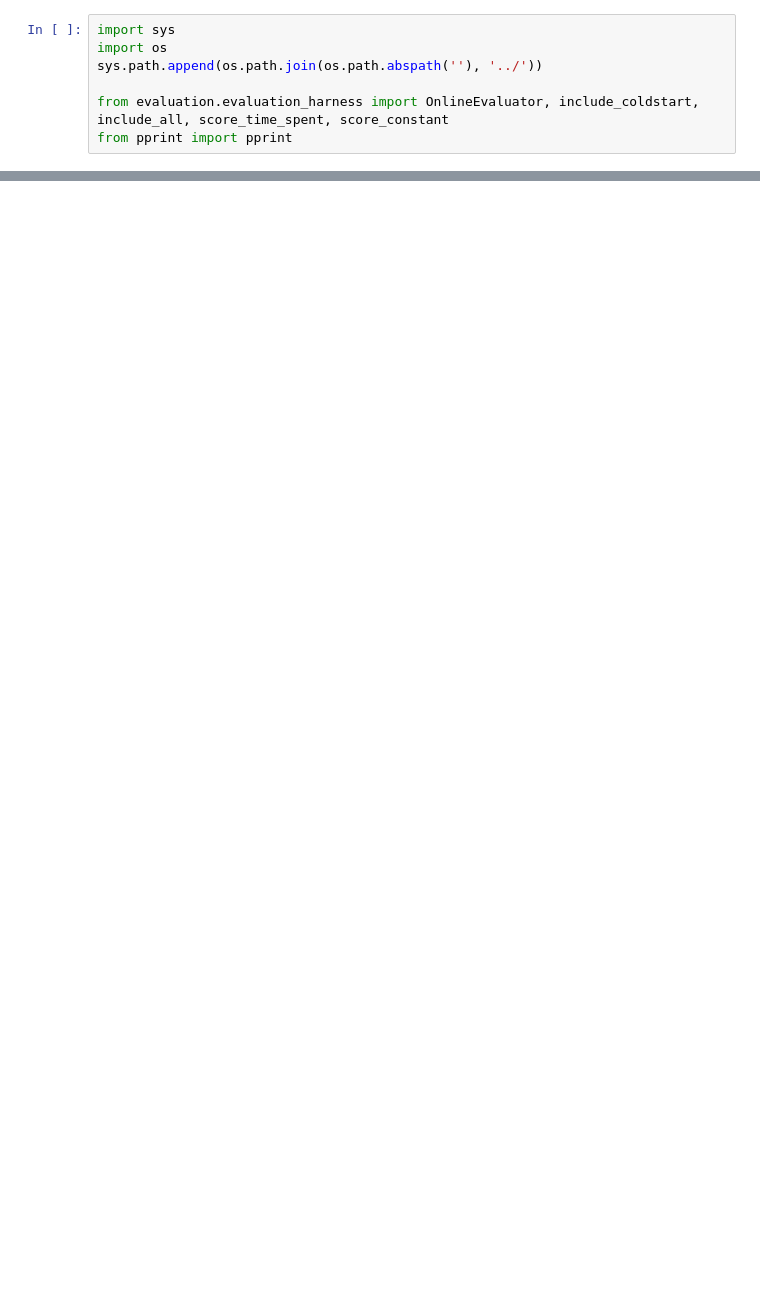
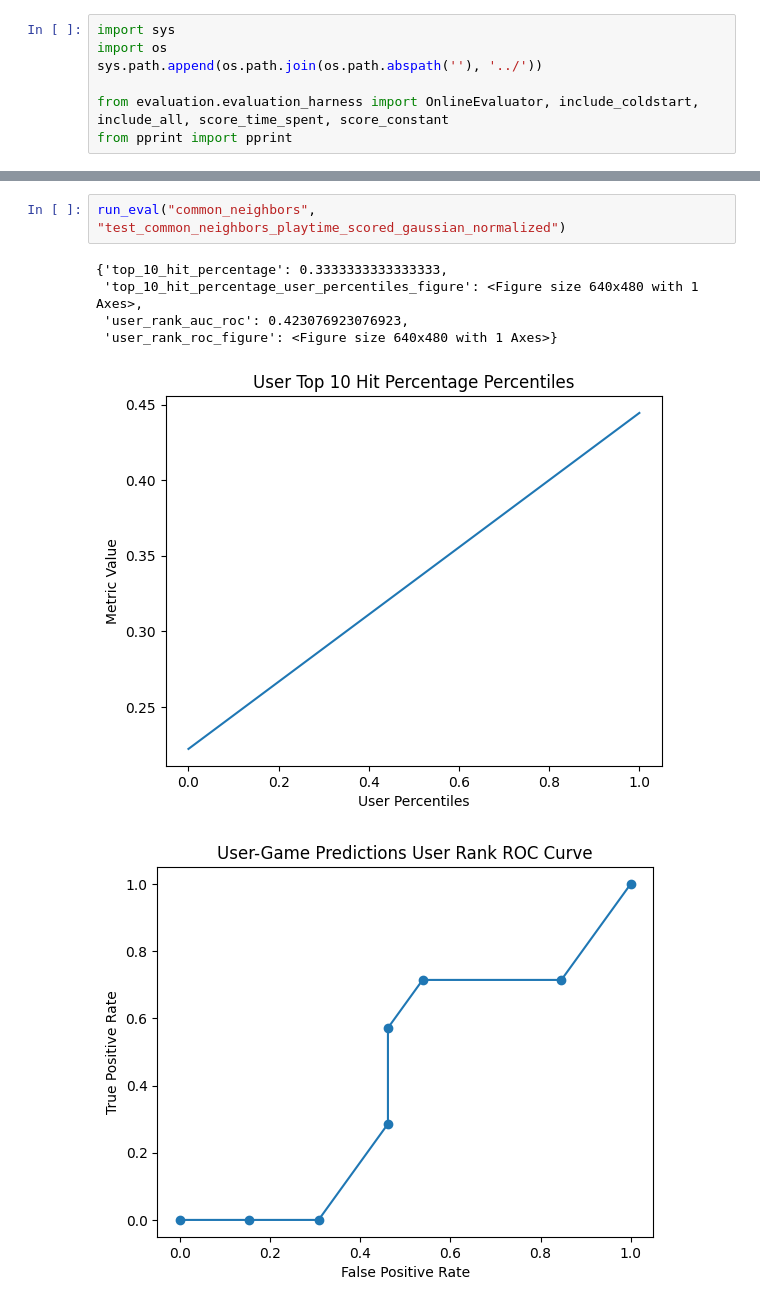
Before and after one commit to GitHubNoskcaj211/ml-projects-project, a Jupyter notebook: evaluation/test_online_evaluation.ipynb, the cells around one changed output, grey strips where cells are left out. Saved outputs shown, nothing was run; the diff lists cells and outputs as text; blank space fills up the shorter version.

```diff
--- a/evaluation/test_online_evaluation.ipynb
+++ b/evaluation/test_online_evaluation.ipynb
@@ -25,0 +28,9 @@ Not enough samples to get percentile figure.
+# %%
+run_eval("common_neighbors", "test_common_neighbors_playtime_scored_gaussian_normalized")
+# %% [output]
+{'top_10_hit_percentage': 0.3333333333333333,
+ 'top_10_hit_percentage_user_percentiles_figure': <Figure size 640x480 with 1 Axes>,
+ 'user_rank_auc_roc': 0.423076923076923,
+ 'user_rank_roc_figure': <Figure size 640x480 with 1 Axes>}
+[figure, added]
+[figure, added]
```
Also changed, not shown: parts of 8 cells of this notebook.
